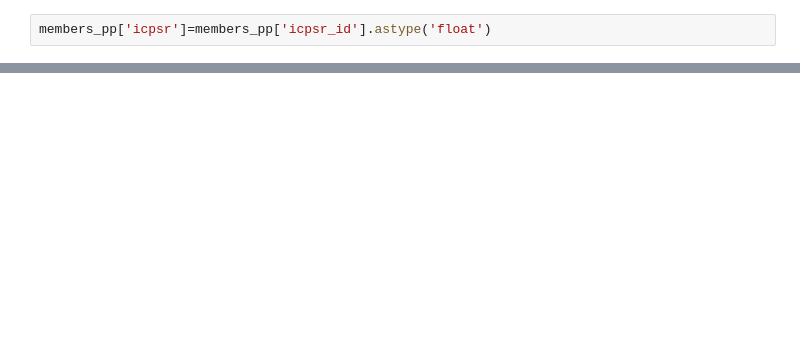
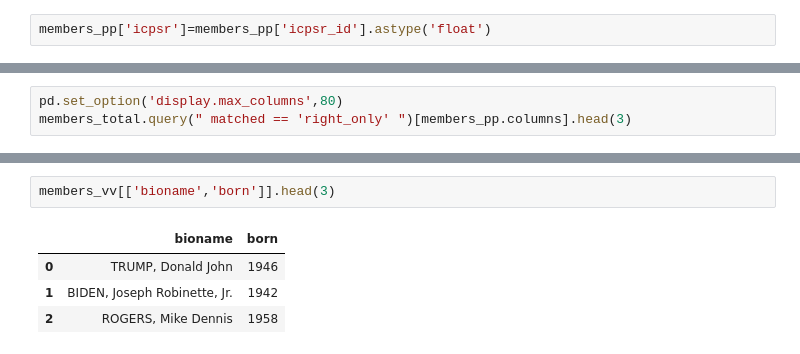
Before and after one commit to LuzMelo/contrans, a Jupyter notebook: app/datawrangling.ipynb, the cells around one changed output, grey strips where cells are left out. Drawn from its saved outputs; the diff is of its cells as text; blank space fills up the shorter version.

```diff
--- a/app/datawrangling.ipynb
+++ b/app/datawrangling.ipynb
@@ -237,0 +178,3 @@ members_total.query("matched!=0")
+# %%
+pd.set_option('display.max_columns',80)
+members_total.query(" matched == 'right_only' ")[members_pp.columns].head(3)
@@ -237,0 +215,7 @@ members_total.query("matched!=0")
+# %%
+members_vv[['bioname','born']].head(3)
+# %% [output]
+|  | bioname | born |
+| 0 | TRUMP, Donald John | 1946 |
+| 1 | BIDEN, Joseph Robinette, Jr. | 1942 |
+| 2 | ROGERS, Mike Dennis | 1958 |
```
Also changed, not shown: parts of 28 cells of this notebook, 2 other files.
